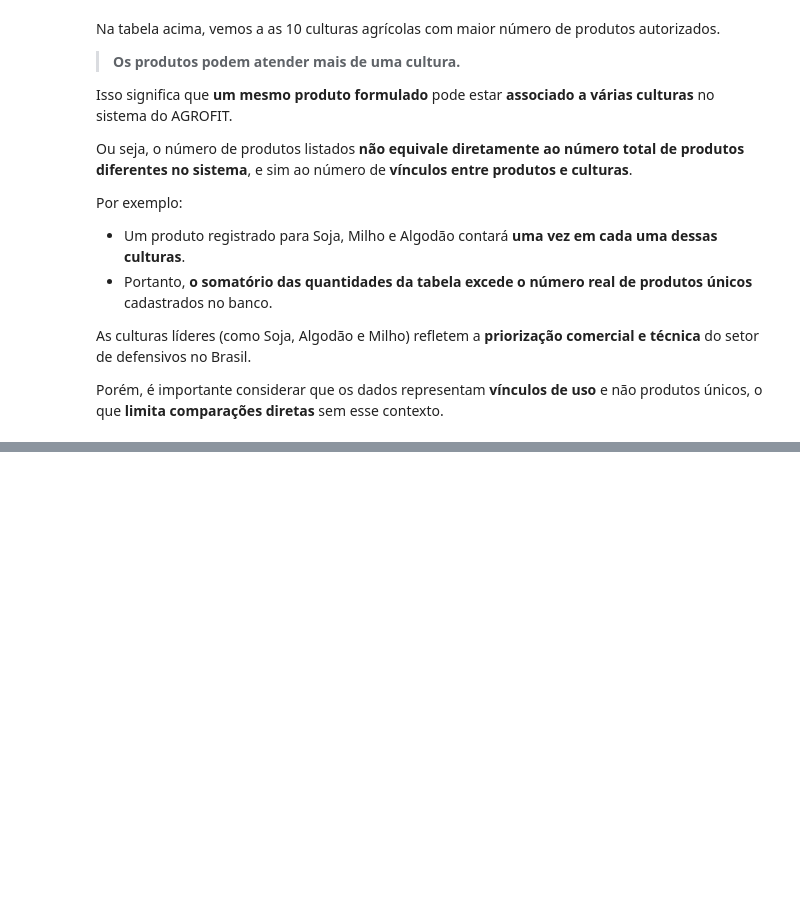
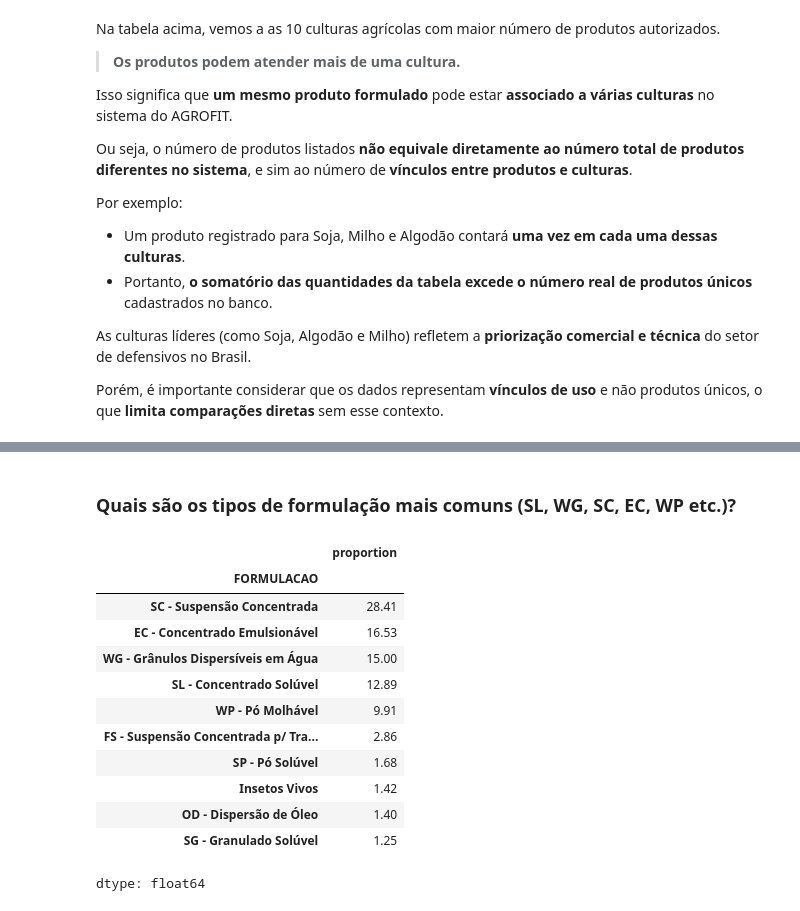
Before and after one commit to luan-vsd/Analise-Agrofit, a Jupyter notebook: notebooks/agrofit.ipynb, the cells around one changed output, grey strips where cells are left out. Drawn from its saved outputs; the diff is of its cells as text; code cells hidden in the pictures; blank space fills up the shorter version.

```diff
--- a/notebooks/agrofit.ipynb
+++ b/notebooks/agrofit.ipynb
@@ -971,0 +1084,20 @@ E ao analisarmos somente os produtos **exclusivamente** utilizados na cultura da
+# %% [markdown]
+### Quais são os tipos de formulação mais comuns (SL, WG, SC, EC, WP etc.)?
+# %%
+formulacoes_df = df[['NR_REGISTRO', 'FORMULACAO']].drop_duplicates(subset='NR_REGISTRO')
+formulacoes_df = round(formulacoes_df.value_counts(subset='FORMULACAO', normalize=True) * 100, 2).head(10)
+formulacoes_df
+# %% [output]
+|  | proportion |
+| FORMULACAO |  |
+| SC - Suspensão Concentrada | 28.41 |
+| EC - Concentrado Emulsionável | 16.53 |
+| WG - Grânulos Dispersíveis em Água | 15.00 |
+| SL - Concentrado Solúvel | 12.89 |
+| WP - Pó Molhável | 9.91 |
+| FS - Suspensão Concentrada p/ Tra... | 2.86 |
+| SP - Pó Solúvel | 1.68 |
+| Insetos Vivos | 1.42 |
+| OD - Dispersão de Óleo | 1.40 |
+| SG - Granulado Solúvel | 1.25 |
+dtype: float64
```
Also changed, not shown: parts of 35 cells of this notebook, 1 other file.
